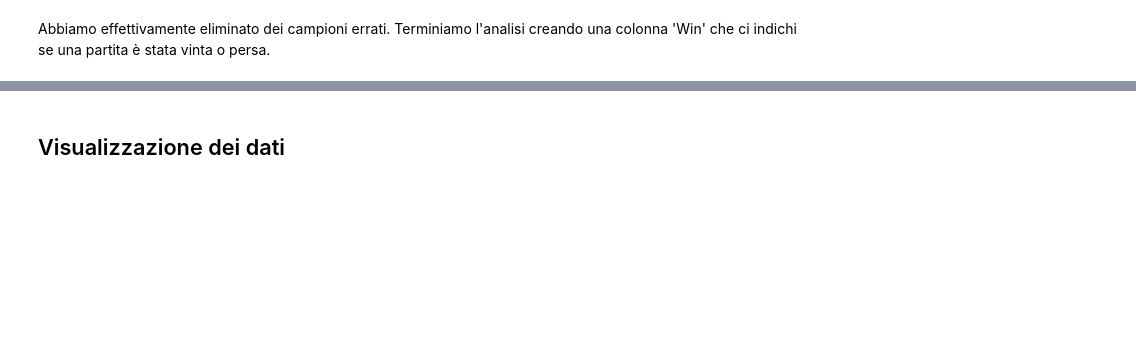
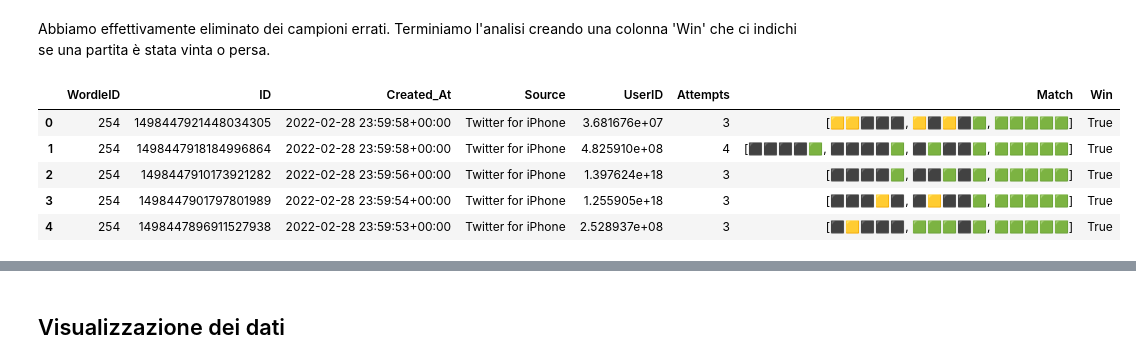
Before and after one commit to roby-ianny/IannelloSuffia_DataScienceProject, a Jupyter notebook: DataScienceProject.ipynb, the cells around one changed output, grey strips where cells are left out. Drawn from its saved outputs; the diff is of its cells as text; code cells hidden in the pictures; blank space fills up the shorter version.

```diff
--- a/DataScienceProject.ipynb
+++ b/DataScienceProject.ipynb
@@ -177,0 +204,3 @@ Verifichiamo che i nostri dati siano coerenti. Per prima cosa verifichiamo che p
+# %%
+wordle = wordle.dropna(subset=['Attempts'])
+wordle.isnull().sum()
@@ -236,16 +301,23 @@ Terminiamo l'analisi creando una colonna 'Win' che ci indichi se una partita è
 # %%
 def verify_winning_rows(row):
     # Get the last element of the 'Text_Array'
-    last_element = row['Text'][-1]
+    last_element = row['Match'][-1]
 
     # Check if the last element contains five 🟩 or five 🟧 emojis
     if last_element.count('🟩') == 5 or last_element.count('🟧') == 5:
             # Check if the last element is the only one containing five 🟩 or five 🟧 emojis
-            num_matching_elements = sum(1 for text in row['Text'] if text.count('🟩') == 5 or text.count('🟧') == 5)
+            num_matching_elements = sum(1 for text in row['Match'] if text.count('🟩') == 5 or text.count('🟧') == 5)
             return num_matching_elements == 1
     return False
 
-wordle['Win'] = wordle.apply(verify_winning_rows, axis=1)
+wordle.loc[:, 'Win'] = wordle.apply(verify_winning_rows, axis=1)
 wordle.head()
+# %% [output]
+|  | WordleID | ID | Created_At | Source | UserID | Attempts | Match | Win |
+| 0 | 254 | 1498447921448034305 | 2022-02-28 23:59:58+00:00 | Twitter for iPhone | 3.681676e+07 | 3 | [🟨🟨⬛⬛⬛, 🟨⬛🟨⬛🟩, 🟩🟩🟩🟩🟩] | True |
+| 1 | 254 | 1498447918184996864 | 2022-02-28 23:59:58+00:00 | Twitter for iPhone | 4.825910e+08 | 4 | [⬛⬛⬛⬛🟩, ⬛⬛⬛⬛🟩, ⬛🟩⬛⬛🟩, 🟩🟩🟩🟩🟩] | True |
+| 2 | 254 | 1498447910173921282 | 2022-02-28 23:59:56+00:00 | Twitter for iPhone | 1.397624e+18 | 3 | [⬛⬛⬛⬛🟩, ⬛⬛🟩⬛🟩, 🟩🟩🟩🟩🟩] | True |
+| 3 | 254 | 1498447901797801989 | 2022-02-28 23:59:54+00:00 | Twitter for iPhone | 1.255905e+18 | 3 | [⬛⬛⬛🟨⬛, ⬛🟨⬛⬛🟩, 🟩🟩🟩🟩🟩] | True |
+| 4 | 254 | 1498447896911527938 | 2022-02-28 23:59:53+00:00 | Twitter for iPhone | 2.528937e+08 | 3 | [⬛🟨⬛⬛⬛, 🟩🟩🟩⬛🟩, 🟩🟩🟩🟩🟩] | True |
 # %%
 wordle.shape
```
Also changed, not shown: parts of 32 cells of this notebook.
